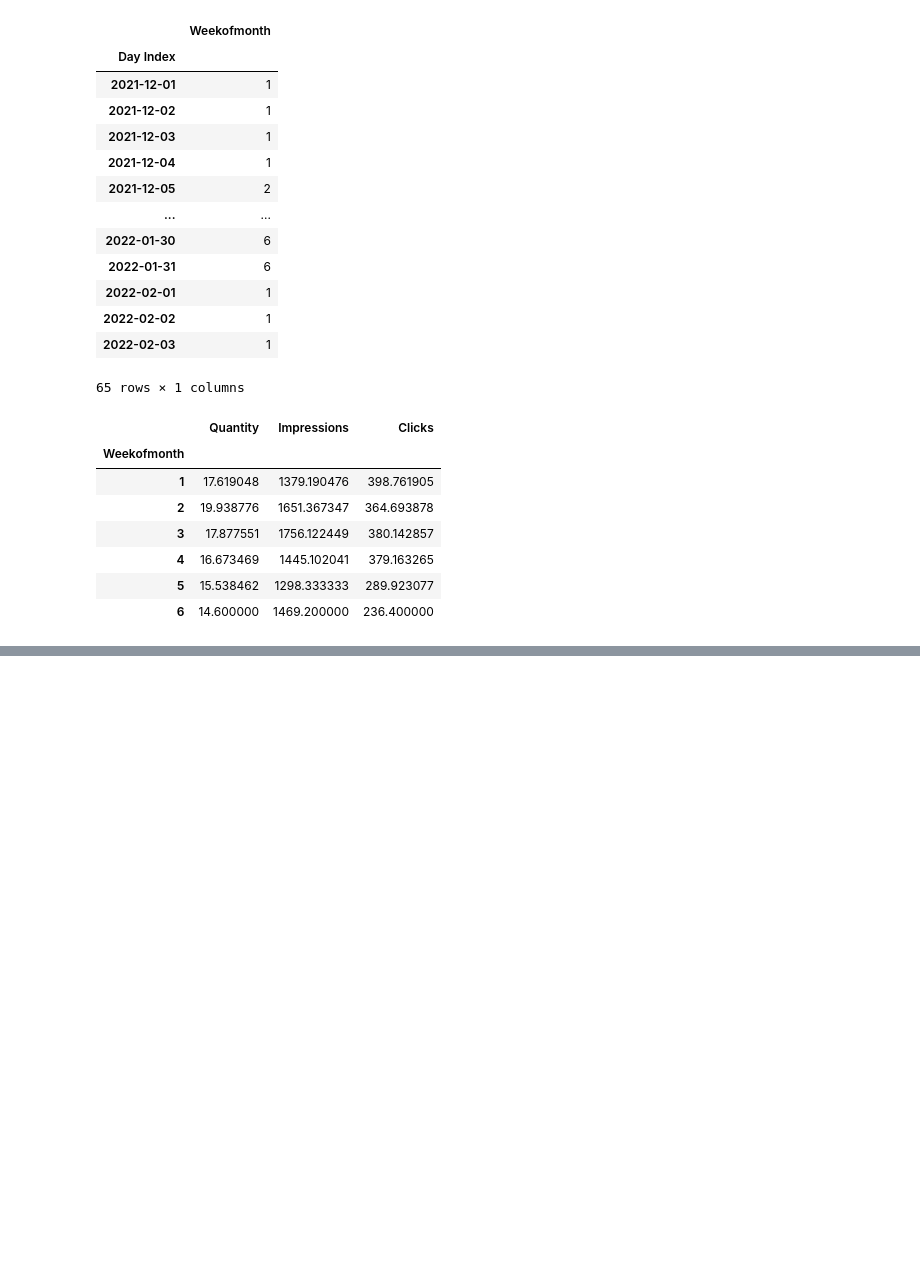
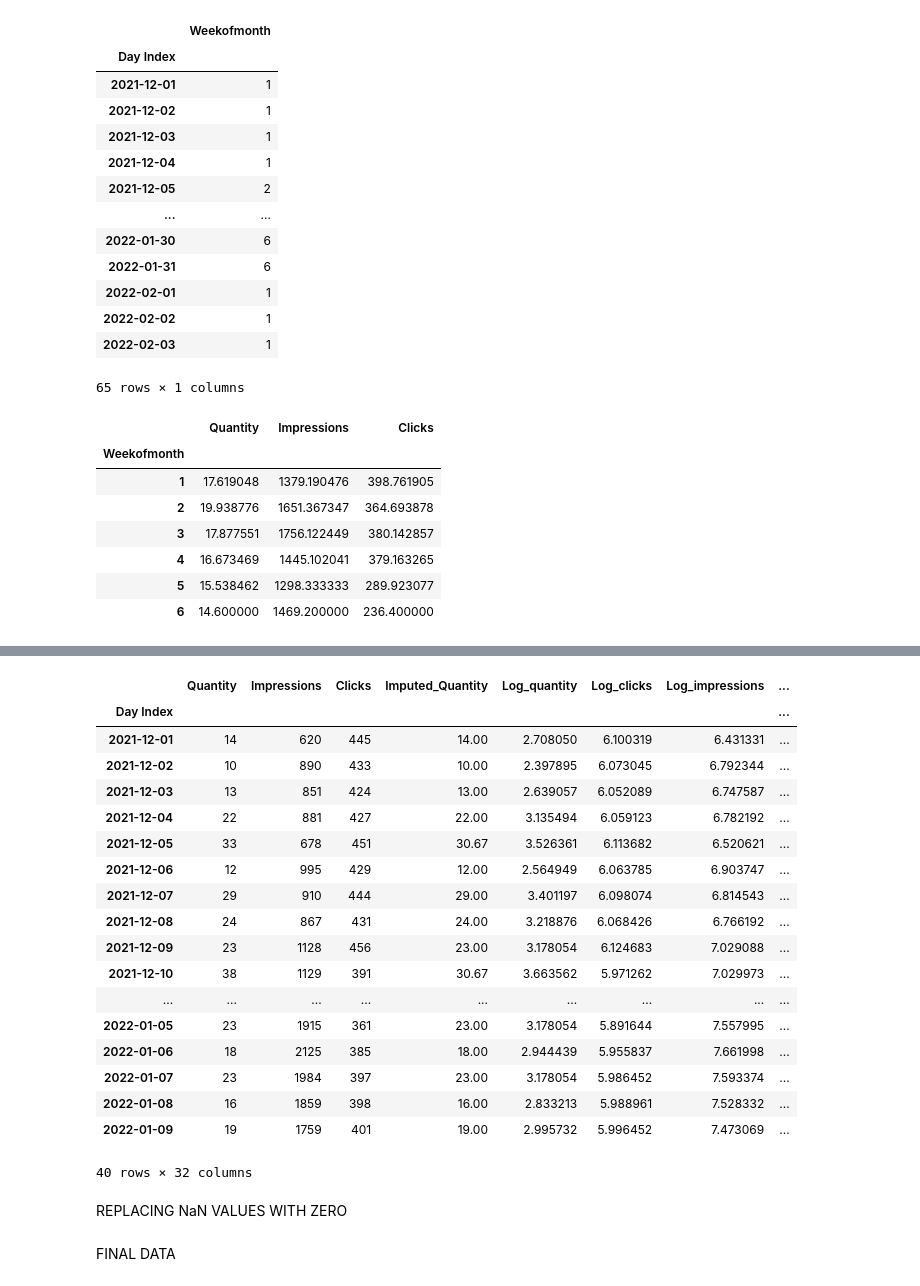
Before and after one commit to Chris-Joy26/Chris-Infosys-Nov24, a Jupyter notebook: WEEK2.ipynb, the cells around one changed output, grey strips where cells are left out. Saved outputs shown, nothing was run; the diff lists cells and outputs as text; code cells hidden in the pictures; blank space fills up the shorter version.

```diff
--- a/WEEK2.ipynb
+++ b/WEEK2.ipynb
@@ -676,0 +732,24 @@ summary_Weekofmonth
+# %%
+masterdata.head(n=40)
+# %% [output]
+|  | Quantity | Impressions | Clicks | Imputed_Quantity | Log_quantity | Log_clicks | Log_impressions | ... |
+| Day Index |  |  |  |  |  |  |  | ... |
+| 2021-12-01 | 14 | 620 | 445 | 14.00 | 2.708050 | 6.100319 | 6.431331 | ... |
+| 2021-12-02 | 10 | 890 | 433 | 10.00 | 2.397895 | 6.073045 | 6.792344 | ... |
+| 2021-12-03 | 13 | 851 | 424 | 13.00 | 2.639057 | 6.052089 | 6.747587 | ... |
+| 2021-12-04 | 22 | 881 | 427 | 22.00 | 3.135494 | 6.059123 | 6.782192 | ... |
+| 2021-12-05 | 33 | 678 | 451 | 30.67 | 3.526361 | 6.113682 | 6.520621 | ... |
+| 2021-12-06 | 12 | 995 | 429 | 12.00 | 2.564949 | 6.063785 | 6.903747 | ... |
+| 2021-12-07 | 29 | 910 | 444 | 29.00 | 3.401197 | 6.098074 | 6.814543 | ... |
+| 2021-12-08 | 24 | 867 | 431 | 24.00 | 3.218876 | 6.068426 | 6.766192 | ... |
+| 2021-12-09 | 23 | 1128 | 456 | 23.00 | 3.178054 | 6.124683 | 7.029088 | ... |
+| 2021-12-10 | 38 | 1129 | 391 | 30.67 | 3.663562 | 5.971262 | 7.029973 | ... |
+| ... | ... | ... | ... | ... | ... | ... | ... | ... |
+| 2022-01-05 | 23 | 1915 | 361 | 23.00 | 3.178054 | 5.891644 | 7.557995 | ... |
+| 2022-01-06 | 18 | 2125 | 385 | 18.00 | 2.944439 | 5.955837 | 7.661998 | ... |
+| 2022-01-07 | 23 | 1984 | 397 | 23.00 | 3.178054 | 5.986452 | 7.593374 | ... |
+| 2022-01-08 | 16 | 1859 | 398 | 16.00 | 2.833213 | 5.988961 | 7.528332 | ... |
+| 2022-01-09 | 19 | 1759 | 401 | 19.00 | 2.995732 | 5.996452 | 7.473069 | ... |
+40 rows × 32 columns
+# %% [markdown]
+REPLACING NaN VALUES WITH ZERO
@@ -676,0 +764,2 @@ summary_Weekofmonth
+# %% [markdown]
+FINAL DATA
```
Also changed, not shown: parts of 10 cells of this notebook.
